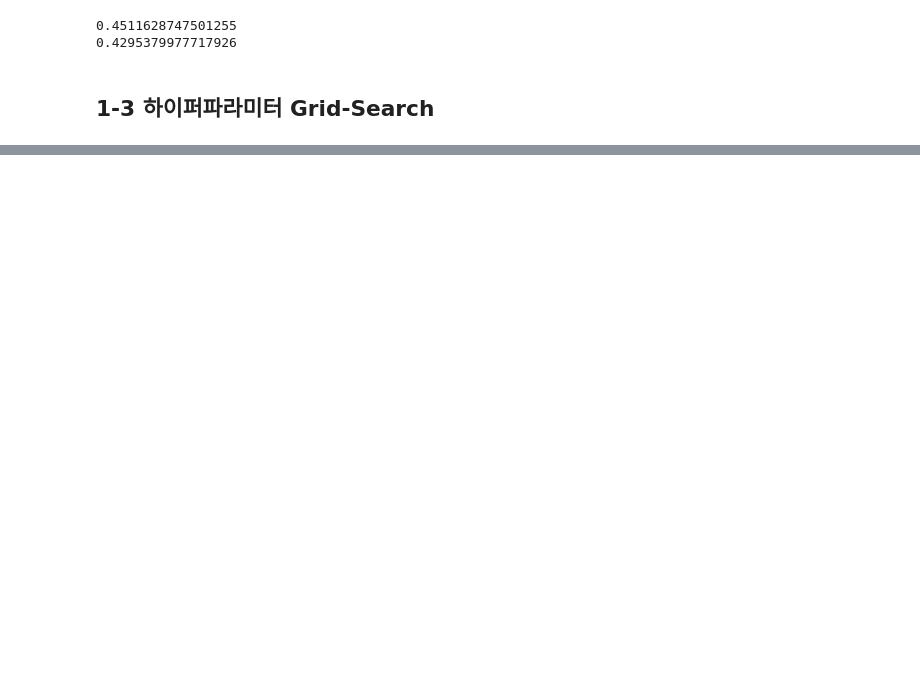
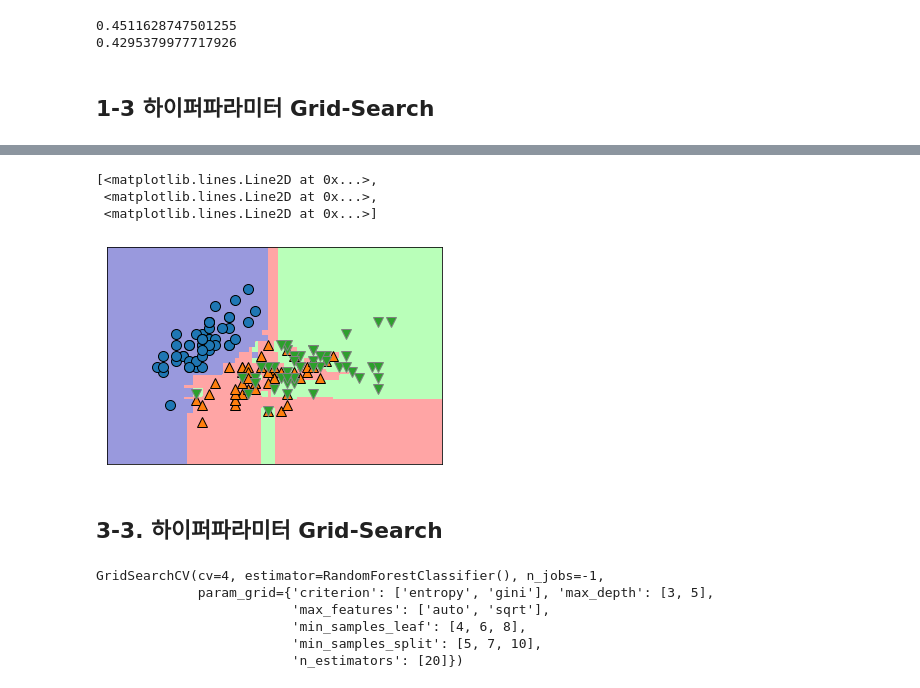
Before and after one commit to freejyb/fin_stats, a Jupyter notebook: decision_tree.ipynb, the cells around one changed output, grey strips where cells are left out. Saved outputs shown, nothing was run; the diff lists cells and outputs as text; code cells hidden in the pictures; blank space fills up the shorter version.

```diff
--- a/decision_tree.ipynb
+++ b/decision_tree.ipynb
@@ -229,0 +269,34 @@ pd.DataFrame(grid_clf.cv_results_)
+# %%
+# 랜덤포레스트 자체의 결과 시각화
+mglearn.plots.plot_2d_classification(model,X, fill=True, alpha=.4)
+mglearn.discrete_scatter(X[:,0],X[:,1],y)
+# %% [output]
+[<matplotlib.lines.Line2D at 0x...>,
+ <matplotlib.lines.Line2D at 0x...>,
+ <matplotlib.lines.Line2D at 0x...>]
+[figure, added]
+# %% [markdown]
+## 3-3. 하이퍼파라미터 Grid-Search
+# %%
+from sklearn.model_selection import GridSearchCV
+from sklearn.ensemble import RandomForestClassifier
+
+# 탐색 범위 정의
+grid_search = {'criterion': ['entropy', 'gini'],
+               'max_depth': [3,5],
+               'max_features': ['auto', 'sqrt'],
+               'min_samples_leaf': [4, 6, 8],
+               'min_samples_split': [5, 7,10],
+               'n_estimators': [20]}
+
+model = RandomForestClassifier()
+grid = GridSearchCV(estimator = model, param_grid = grid_search,
+                               cv = 4,verbose=0, n_jobs = -1)
+grid.fit(X_train,y_train)
+# %% [output]
+GridSearchCV(cv=4, estimator=RandomForestClassifier(), n_jobs=-1,
+             param_grid={'criterion': ['entropy', 'gini'], 'max_depth': [3, 5],
+                         'max_features': ['auto', 'sqrt'],
+                         'min_samples_leaf': [4, 6, 8],
+                         'min_samples_split': [5, 7, 10],
+                         'n_estimators': [20]})
```
Also changed, not shown: parts of 11 cells of this notebook.
